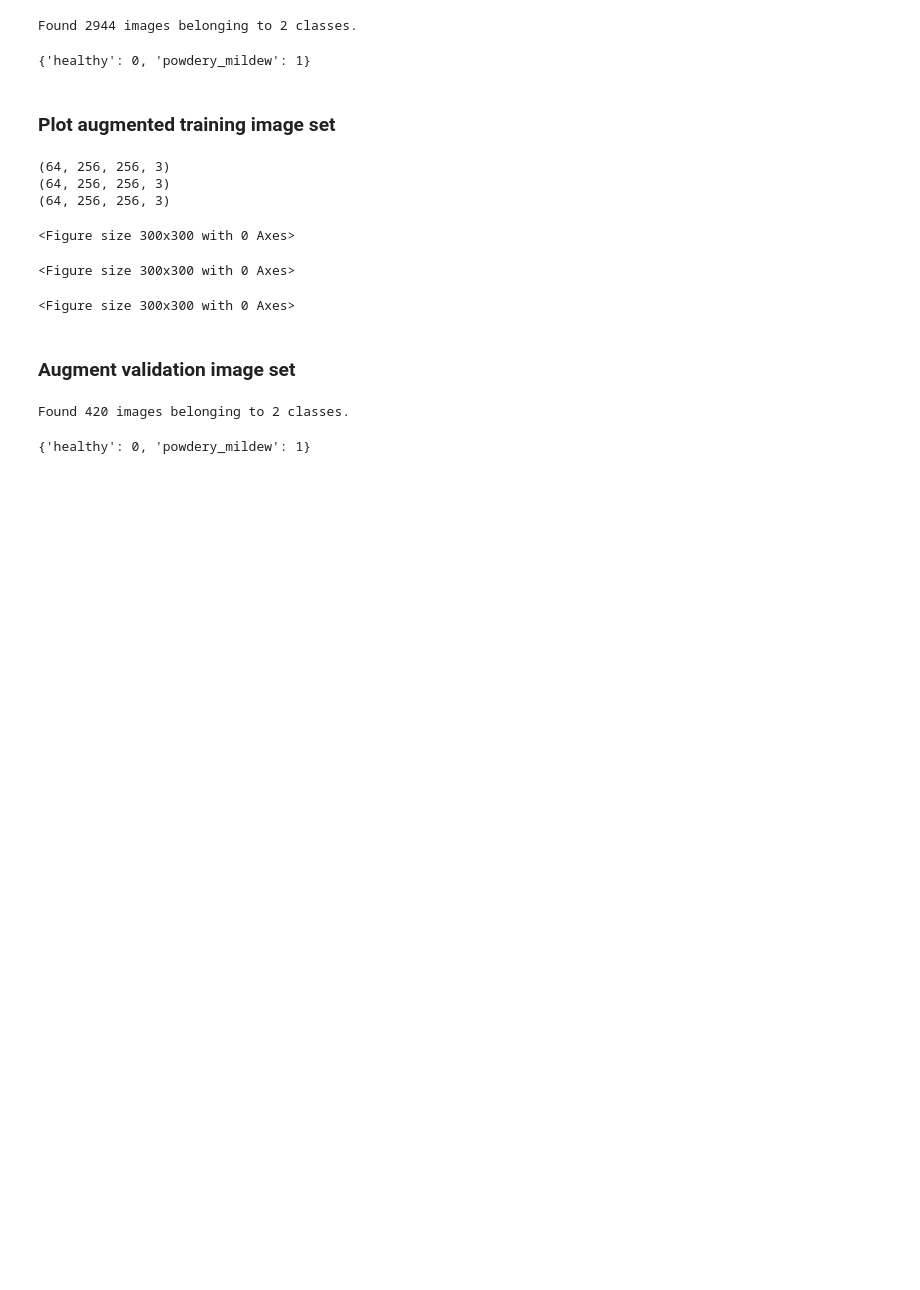
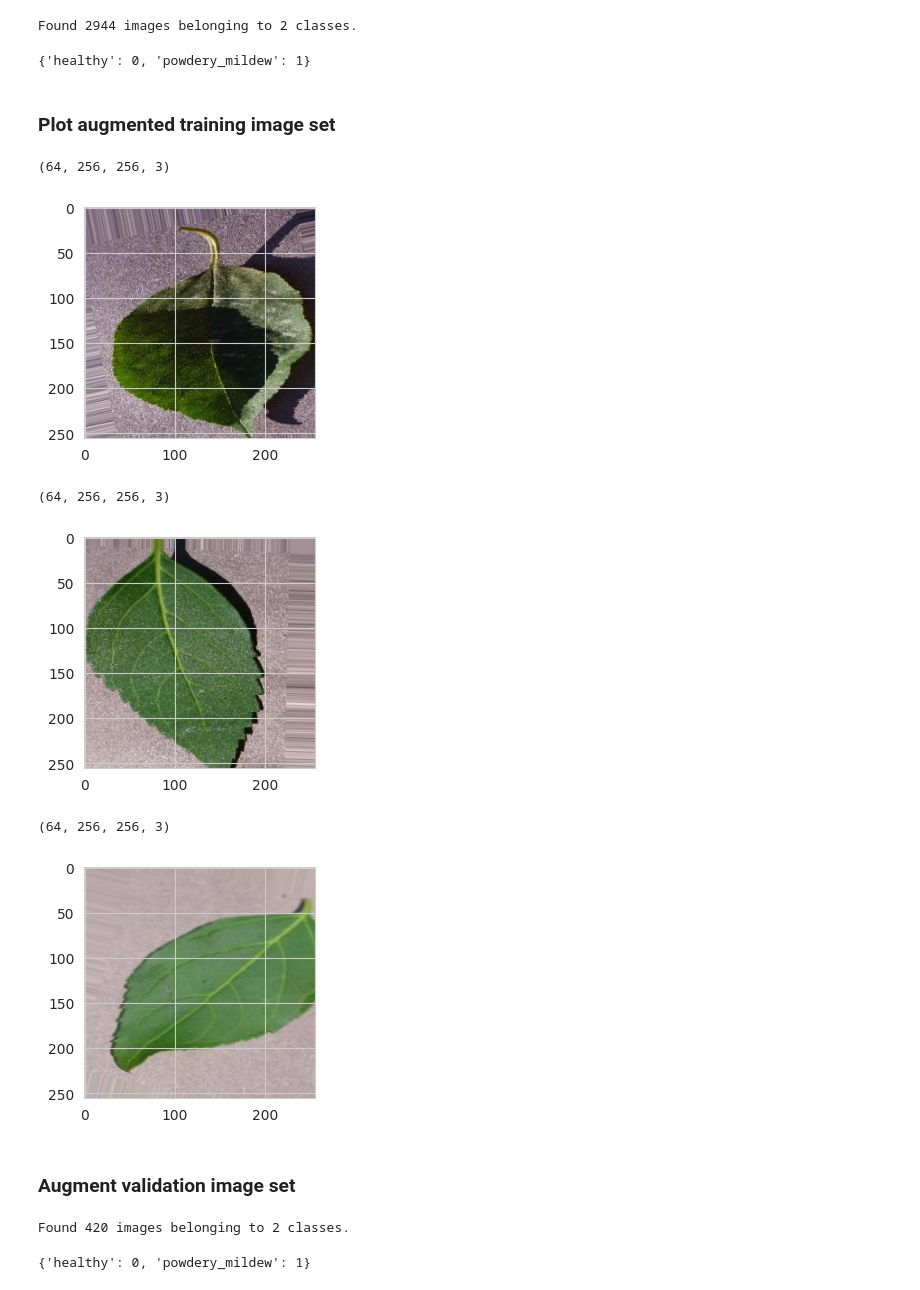
Before and after one commit to cla-cif/Cherry-Powdery-Mildew-Detector, a Jupyter notebook: jupyter_notebooks/ModellingEvaluating3.ipynb, the cells around one changed output. Drawn from its saved outputs; the diff is of its cells as text; code cells hidden in the pictures; blank space fills up the shorter version.

```diff
--- a/jupyter_notebooks/ModellingEvaluating3.ipynb
+++ b/jupyter_notebooks/ModellingEvaluating3.ipynb
@@ -179,19 +179,20 @@ Found 2944 images belonging to 2 classes.
 # %% [markdown]
 ### Plot augmented training image set
 # %%
+%matplotlib inline
 for _ in range(3):
     plt.figure(figsize=(3, 3))
     img, label = train_set.next()
     print(img.shape)  # (20,256,256,3)
-    # plt.imshow(img[0])
-    # plt.show()
+    plt.imshow(img[0])
+    plt.show()
 # %% [output]
 (64, 256, 256, 3)
-(64, 256, 256, 3)
-(64, 256, 256, 3)
+[figure, added]
-<Figure size 300x300 with 0 Axes>
+(64, 256, 256, 3)
+[figure, added]
-<Figure size 300x300 with 0 Axes>
+(64, 256, 256, 3)
-<Figure size 300x300 with 0 Axes>
+[figure, added]
 # %% [markdown]
 ### Augment validation image set
 # %%
```
Also changed, not shown: parts of 17 cells of this notebook, 5 other files.
